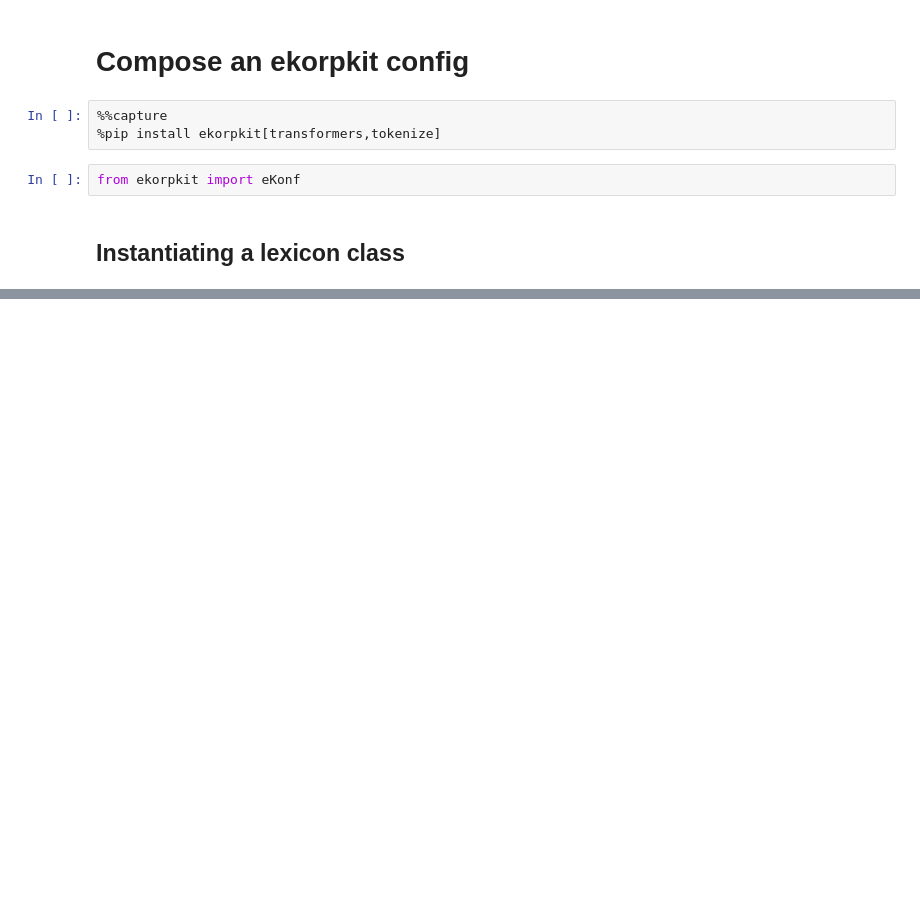
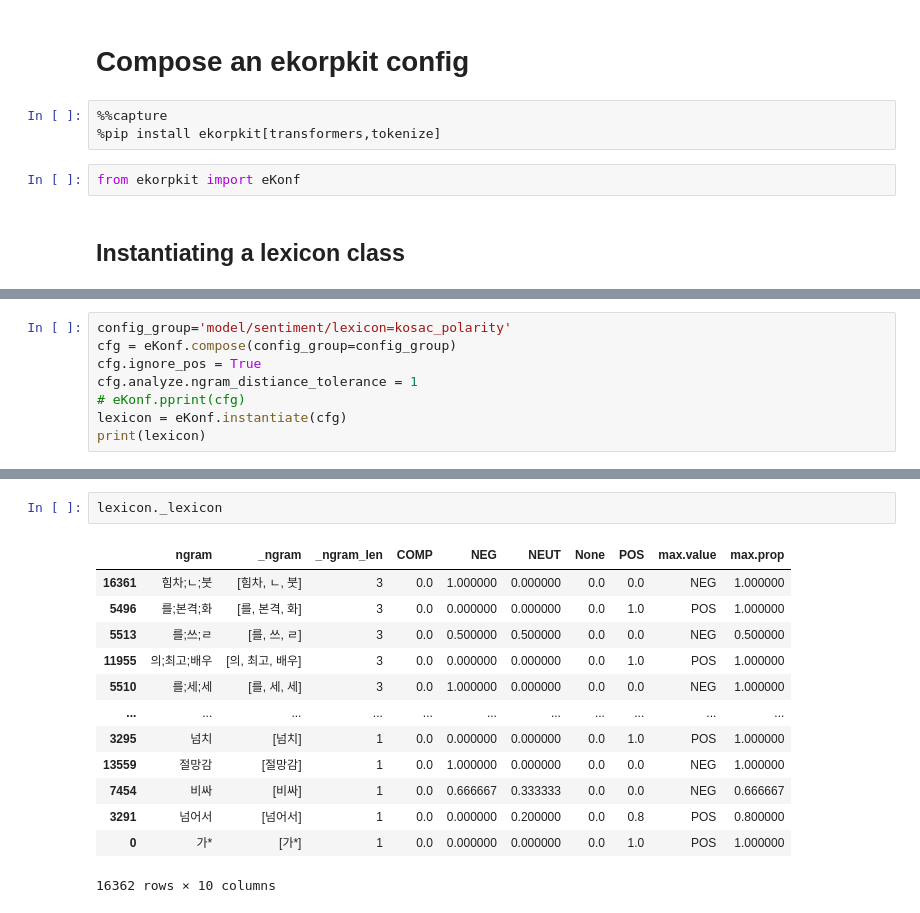
Before and after one commit to entelecheia/ekorpkit-config, a Jupyter notebook: notebooks/sentiment/lexicon.ipynb, the cells around one changed output, grey strips where cells are left out. Saved outputs shown, nothing was run; the diff lists cells and outputs as text; blank space fills up the shorter version.

Commit message:
feat: add kosac lexicon

```diff
--- a/notebooks/sentiment/lexicon.ipynb
+++ b/notebooks/sentiment/lexicon.ipynb
@@ -38,3 +38,11 @@ lexicon.analyze(tokens, tags=['label', 'polarity'])
  '억제': {'label': 1, 'polarity': 0.326535478405863, 'count': 1},
  '금리;인상': {'label': 1, 'polarity': 0.6994401729370587, 'count': 1},
  '투기;억제': {'label': 1, 'polarity': 0.9984224740344032, 'count': 1}}
+# %%
+config_group='model/sentiment/lexicon=kosac_polarity'
+cfg = eKonf.compose(config_group=config_group)
+cfg.ignore_pos = True
+cfg.analyze.ngram_distiance_tolerance = 1
+# eKonf.pprint(cfg)
+lexicon = eKonf.instantiate(cfg)
+print(lexicon)
@@ -40,0 +67,16 @@ lexicon.analyze(tokens, tags=['label', 'polarity'])
+# %%
+lexicon._lexicon
+# %% [output]
+|  | ngram | _ngram | _ngram_len | COMP | NEG | NEUT | None | POS | max.value | max.prop |
+| 16361 | 힘차;ㄴ;붓 | [힘차, ㄴ, 붓] | 3 | 0.0 | 1.000000 | 0.000000 | 0.0 | 0.0 | NEG | 1.000000 |
+| 5496 | 를;본격;화 | [를, 본격, 화] | 3 | 0.0 | 0.000000 | 0.000000 | 0.0 | 1.0 | POS | 1.000000 |
+| 5513 | 를;쓰;ㄹ | [를, 쓰, ㄹ] | 3 | 0.0 | 0.500000 | 0.500000 | 0.0 | 0.0 | NEG | 0.500000 |
+| 11955 | 의;최고;배우 | [의, 최고, 배우] | 3 | 0.0 | 0.000000 | 0.000000 | 0.0 | 1.0 | POS | 1.000000 |
+| 5510 | 를;세;세 | [를, 세, 세] | 3 | 0.0 | 1.000000 | 0.000000 | 0.0 | 0.0 | NEG | 1.000000 |
+| ... | ... | ... | ... | ... | ... | ... | ... | ... | ... | ... |
+| 3295 | 넘치 | [넘치] | 1 | 0.0 | 0.000000 | 0.000000 | 0.0 | 1.0 | POS | 1.000000 |
+| 13559 | 절망감 | [절망감] | 1 | 0.0 | 1.000000 | 0.000000 | 0.0 | 0.0 | NEG | 1.000000 |
+| 7454 | 비싸 | [비싸] | 1 | 0.0 | 0.666667 | 0.333333 | 0.0 | 0.0 | NEG | 0.666667 |
+| 3291 | 넘어서 | [넘어서] | 1 | 0.0 | 0.000000 | 0.200000 | 0.0 | 0.8 | POS | 0.800000 |
+| 0 | 가* | [가*] | 1 | 0.0 | 0.000000 | 0.000000 | 0.0 | 1.0 | POS | 1.000000 |
+16362 rows × 10 columns
```
Also changed, not shown: parts of 8 cells of this notebook.
